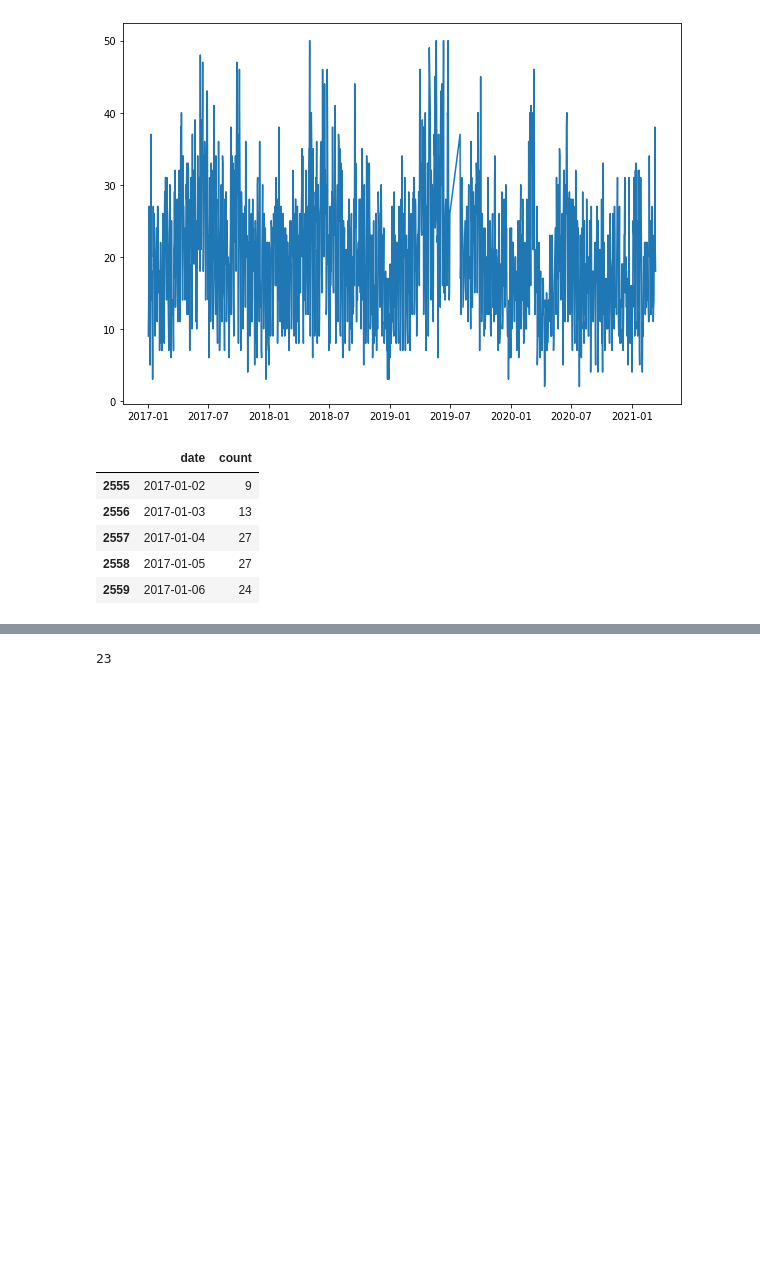
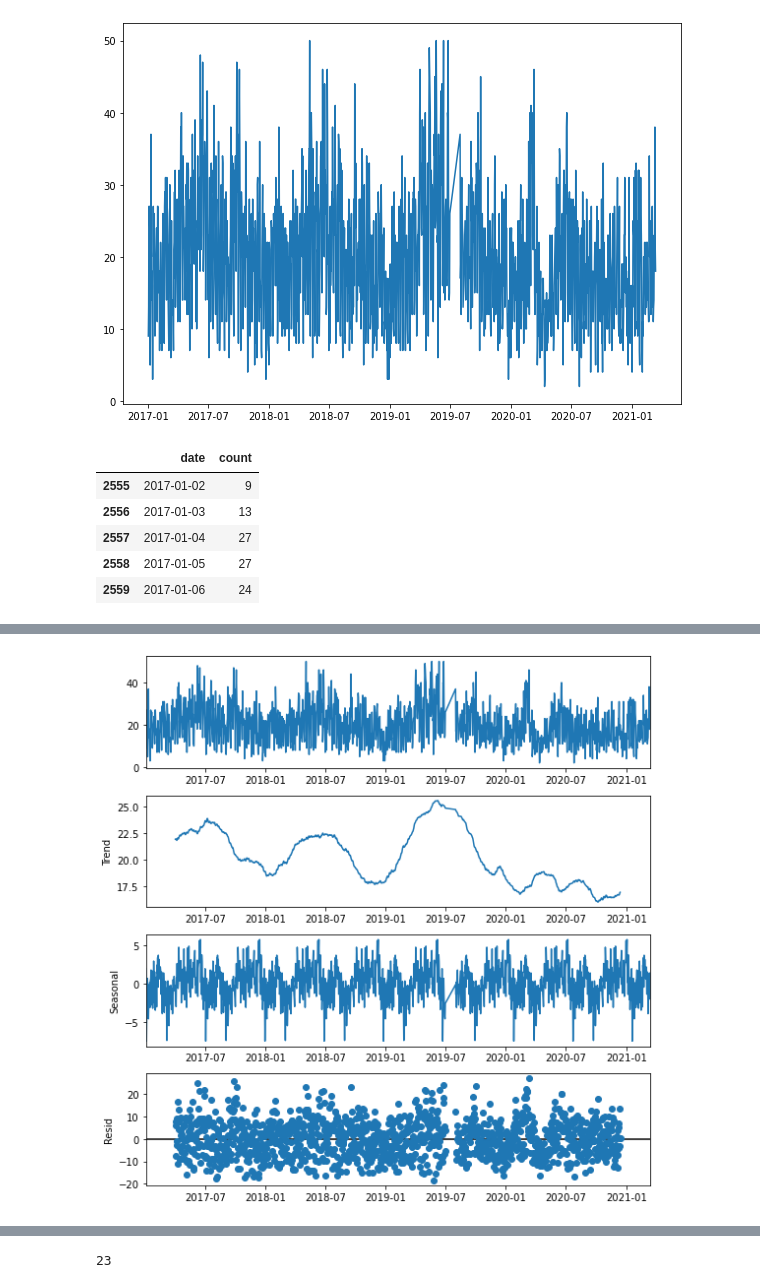
Before and after one commit to amaqals/CUSP2021ADS-Team, a Jupyter notebook: TimeSeriesAnalysis.ipynb, the cells around one changed output, grey strips where cells are left out. Saved outputs shown, nothing was run; the diff lists cells and outputs as text; code cells hidden in the pictures; blank space fills up the shorter version.

```diff
--- a/TimeSeriesAnalysis.ipynb
+++ b/TimeSeriesAnalysis.ipynb
@@ -231,0 +175,4 @@ joined_complaints.head()
+# %%
+complaintsDaily_current = complaintsDaily_current.reset_index()
+complaintsDaily_current = complaintsDaily_current.drop(columns = 'index')
+complaintsDaily_current.head()
@@ -231,0 +186,9 @@ joined_complaints.head()
+# %%
+complaintsDaily_current = complaintsDaily_current.set_index('date')
+# %%
+matplotlib.rcParams['figure.figsize'] = [8, 8]
+res = sm.tsa.seasonal_decompose(complaintsDaily_current,model='additive',freq=180) #about 180 days per season (summer/winter)
+res.plot()
+plt.show()
+# %% [output]
+[figure, added]
```
Also changed, not shown: parts of 39 cells of this notebook.
